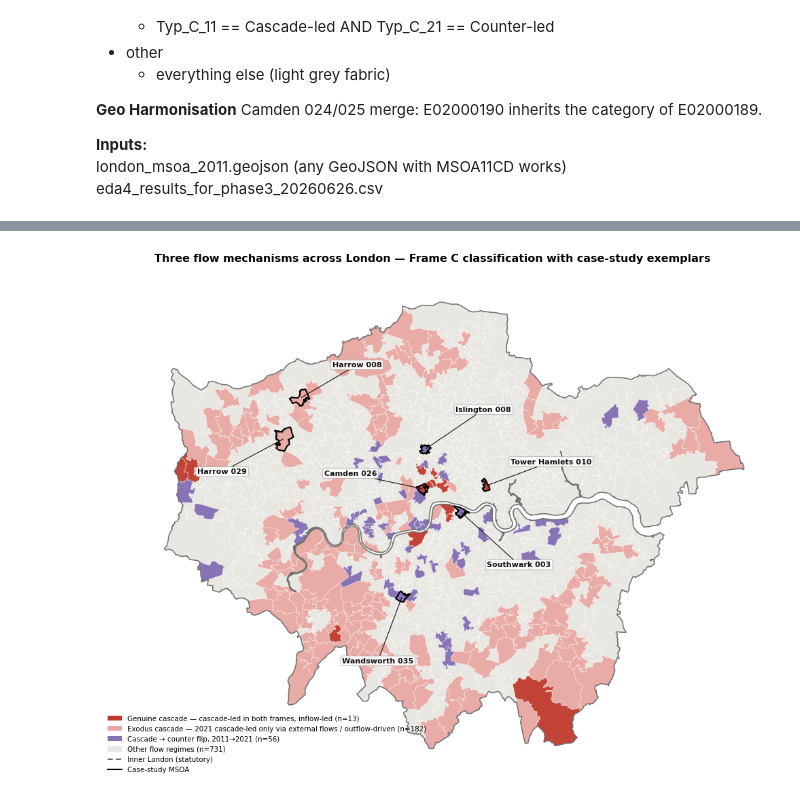
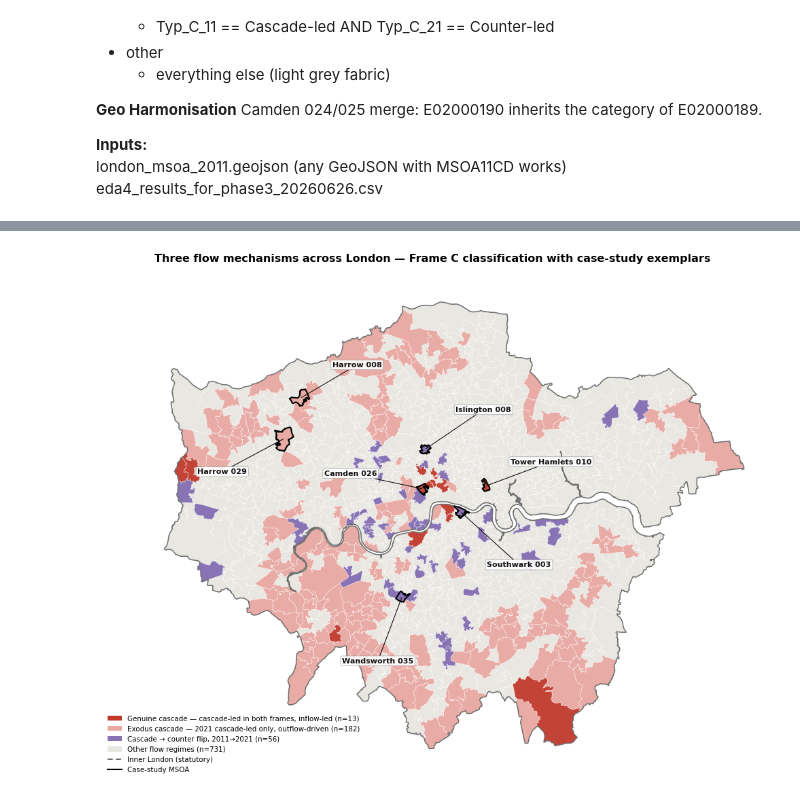
Before and after one commit to yxing82/CASA-Dissertation, a Jupyter notebook: scripts/eda_8_case_locator_map_20260704.ipynb, the cells around one changed output, grey strips where cells are left out. Drawn from its saved outputs; the diff is of its cells as text; code cells hidden in the pictures.

```diff
--- a/scripts/eda_8_case_locator_map_20260704.ipynb
+++ b/scripts/eda_8_case_locator_map_20260704.ipynb
@@ -55,8 +56,8 @@ C_IN, C_EX, K_IN = '#c0392b', '#e8a7a0', '#6a51a3'
 GREY = '#e9e7e2'
 # %%
 CAT_STYLE = {
-    'genuine': dict(fc=C_IN,     alpha=0.95),
-    'exodus':  dict(fc=C_EX,     alpha=0.95),
+    'inflow-driven': dict(fc=C_IN,     alpha=0.95),
+    'outflow-driven':  dict(fc=C_EX,     alpha=0.95),
     'flip':    dict(fc=K_IN,     alpha=0.80),
     'other':   dict(fc=GREY,     alpha=1.00),
 }
@@ -96,7 +97,7 @@ def classify(r):
     if r['Typ_C_21'] == 'Cascade-led':
         robust    = r['Typ_A_21'] == 'Cascade-led'          # cascade under London frame too
         inflowled = r['Casc_Inflow_Share_21'] >= INFLOW_MIN # arm not overwhelmingly outflow
-        return 'genuine' if (robust and inflowled) else 'exodus'
+        return 'inflow-driven' if (robust and inflowled) else 'outflow-driven'
     if r['Typ_C_11'] == 'Cascade-led' and r['Typ_C_21'] == 'Counter-led':
         return 'flip'
     return 'other'
@@ -142,7 +143,7 @@ def rings(geom):
 fig, ax = plt.subplots(figsize=(10, 8))
 
 # 1. choropleth, drawn per category so legend colours match exactly
-for c in ('other', 'exodus', 'flip', 'genuine'):          # genuine on top
+for c in ('other', 'outflow-driven', 'flip', 'inflow-driven'):          # genuine on top
     st = CAT_STYLE[c]
     polys = [r for g, code in zip(geoms, codes)
              if cat.get(code, 'other') == c for r in rings(g)]
@@ -175,8 +176,8 @@ for code, name in CASES.items():
 
 # 4. legend with live counts
 handles = [
-    mpatches.Patch(fc=C_IN,  label=f"Genuine cascade — cascade-led in both frames, inflow-led (n={counts.get('genuine',0)})"),
-    mpatches.Patch(fc=C_EX,  label=f"Exodus cascade — 2021 cascade-led only via external flows / outflow-driven (n={counts.get('exodus',0)})"),
+    mpatches.Patch(fc=C_IN,  label=f"Genuine cascade — cascade-led in both frames, inflow-led (n={counts.get('inflow-driven',0)})"),
+    mpatches.Patch(fc=C_EX,  label=f"Exodus cascade — 2021 cascade-led only, outflow-driven (n={counts.get('outflow-driven',0)})"),
     mpatches.Patch(fc=K_IN, alpha=0.8,
                    label=f"Cascade \u2192 counter flip, 2011\u21922021 (n={counts.get('flip',0)})"),
     mpatches.Patch(fc=GREY,  label=f"Other flow regimes (n={counts.get('other',0)})"),
@@ -206 +207 @@ genuine     13
-[figure, old version]
+[figure, new version]
```
Also changed, not shown: parts of 11 cells of this notebook, 2 other files.
